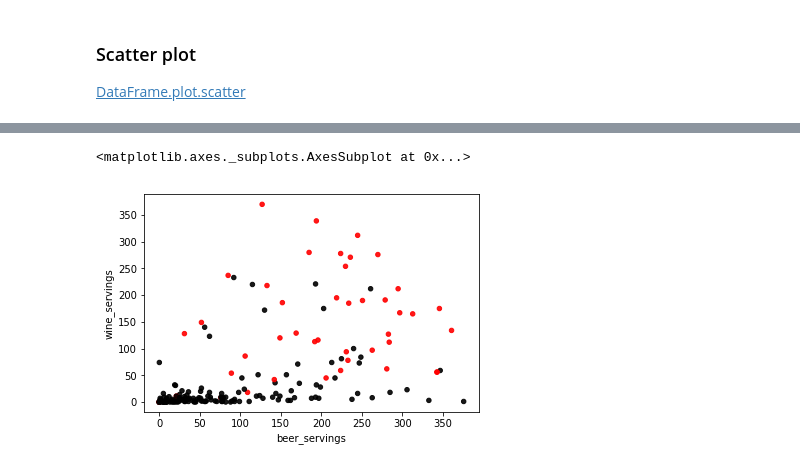
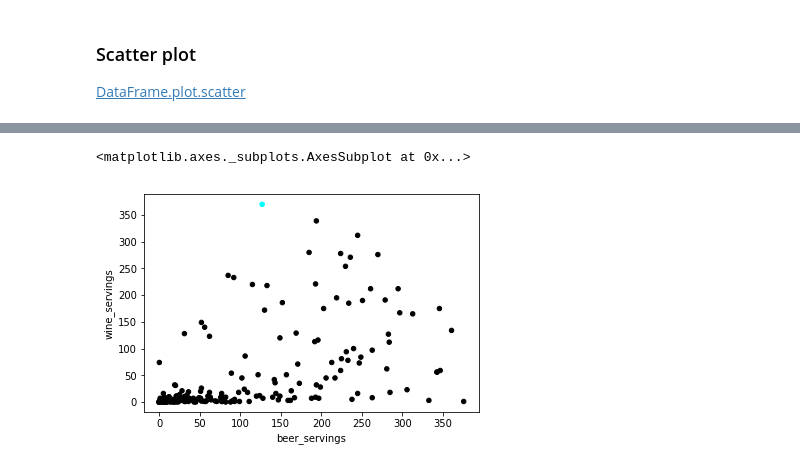
Before and after one commit to stampovaniq/ProgressBG-MLwithPython-Code, a Jupyter notebook: matplotlib_pandas_and_seaborn/pandas_and_mpl.ipynb, the cells around one changed output, grey strips where cells are left out. Drawn from its saved outputs; the diff is of its cells as text; code cells hidden in the pictures.

```diff
--- a/matplotlib_pandas_and_seaborn/pandas_and_mpl.ipynb
+++ b/matplotlib_pandas_and_seaborn/pandas_and_mpl.ipynb
@@ -121,14 +127,10 @@ df.beer_servings.plot(kind='density')
 # %%
-# scatterplot of beer servings versus wine servings (colored EU vs USA)
-
+# scatterplot of beer servings versus wine servings (colors by 1 condition)
 # np.where(cond, A, B) works like: if(cond)? then A : else B, but on each element of the np.array
 
-# assign red color for the EU countries:
-colors_eu = np.where(df.continent=='EU', 'red', 'black')
-# assign lightgreen color for the USA:
-colors_usa = np.where(df.country=="USA", 'lightgreen', 'black')
-
-df.plot.scatter(x='beer_servings', y='wine_servings', alpha=0.9, color=colors_eu)
+# assign a cyan color for France:
+color_france = np.where(df.country=='France', 'cyan', 'black')
+df.plot.scatter(x='beer_servings', y='wine_servings',color=color_france)
 # %% [output]
 <matplotlib.axes._subplots.AxesSubplot at 0x...>
-[figure, old version]
+[figure, new version]
```
Also changed, not shown: parts of 4 cells of this notebook, 28 other files.
